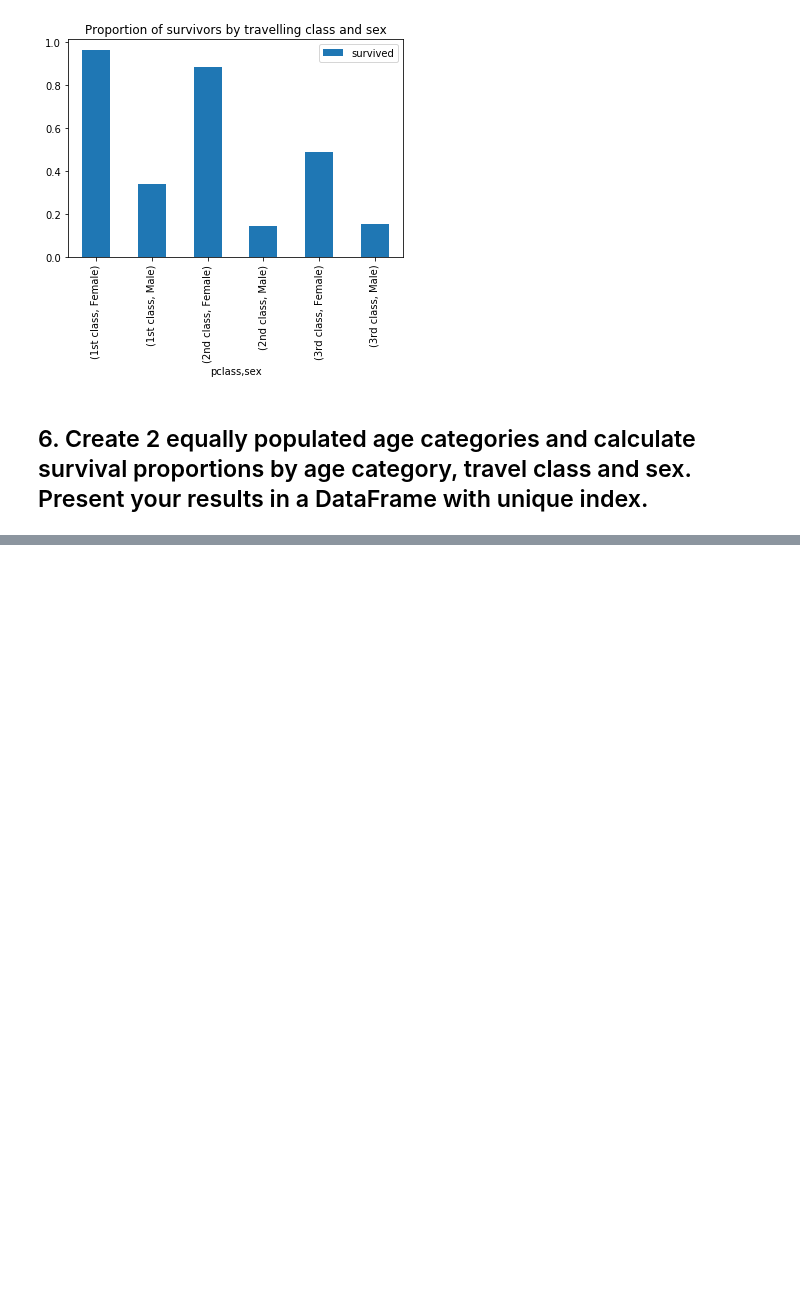
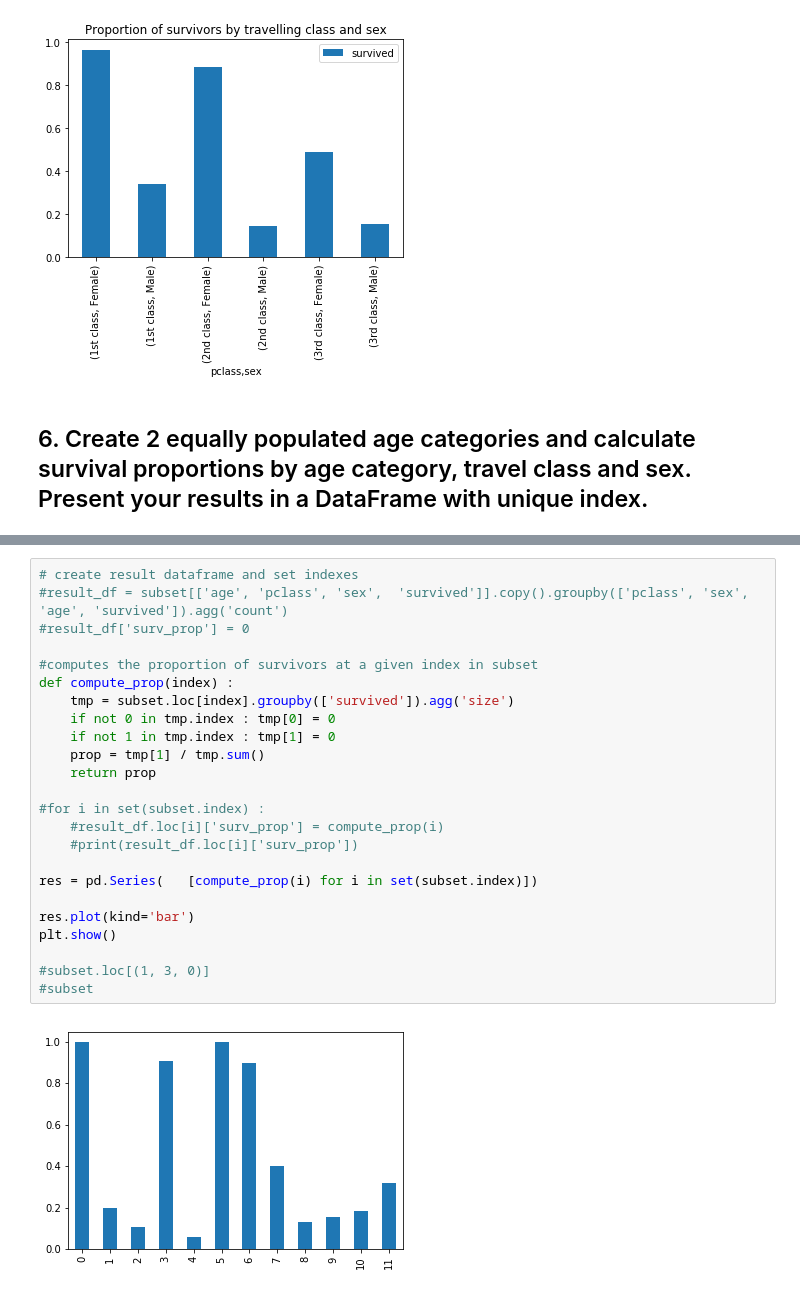
Before and after one commit to NicoBrun/ada2017, a Jupyter notebook: 01 - Pandas and Data Wrangling/Homework 1.ipynb, the cells around one changed output, grey strips where cells are left out. Saved outputs shown, nothing was run; the diff lists cells and outputs as text; blank space fills up the shorter version.

```diff
--- a/01 - Pandas and Data Wrangling/Homework 1.ipynb
+++ b/01 - Pandas and Data Wrangling/Homework 1.ipynb
@@ -515,0 +554,26 @@ ValueError: Wrong number of items passed 12, placement implies 246
+# %%
+# create result dataframe and set indexes
+#result_df = subset[['age', 'pclass', 'sex',  'survived']].copy().groupby(['pclass', 'sex', 'age', 'survived']).agg('count')
+#result_df['surv_prop'] = 0
+
+#computes the proportion of survivors at a given index in subset
+def compute_prop(index) :
+    tmp = subset.loc[index].groupby(['survived']).agg('size')
+    if not 0 in tmp.index : tmp[0] = 0
+    if not 1 in tmp.index : tmp[1] = 0
+    prop = tmp[1] / tmp.sum()
+    return prop
+
+#for i in set(subset.index) :
+    #result_df.loc[i]['surv_prop'] = compute_prop(i)
+    #print(result_df.loc[i]['surv_prop'])
+
+res = pd.Series(   [compute_prop(i) for i in set(subset.index)])
+
+res.plot(kind='bar')
+plt.show()
+
+#subset.loc[(1, 3, 0)]
+#subset
+# %% [output]
+[figure, added]
```
Also changed, not shown: parts of 3 cells of this notebook.
